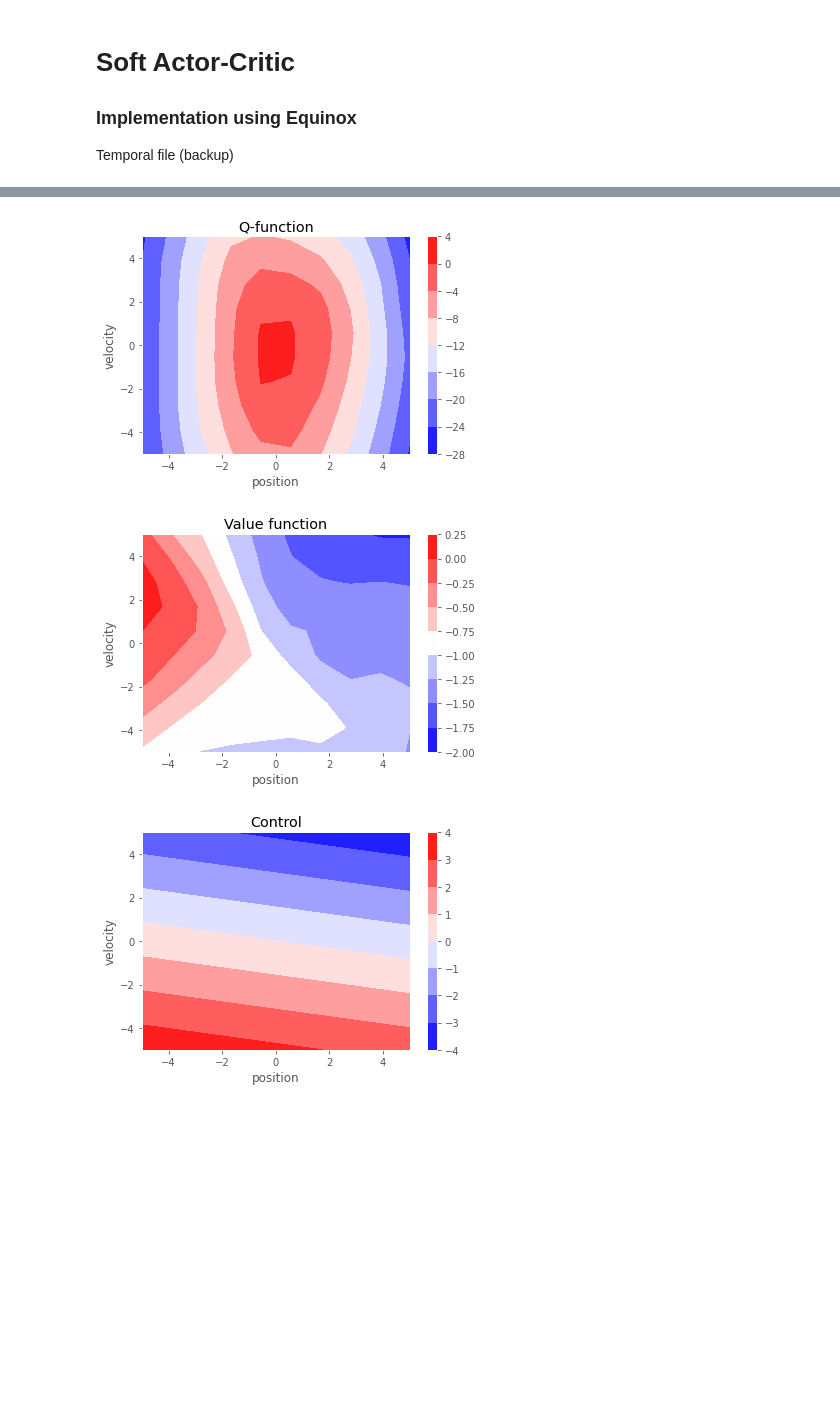
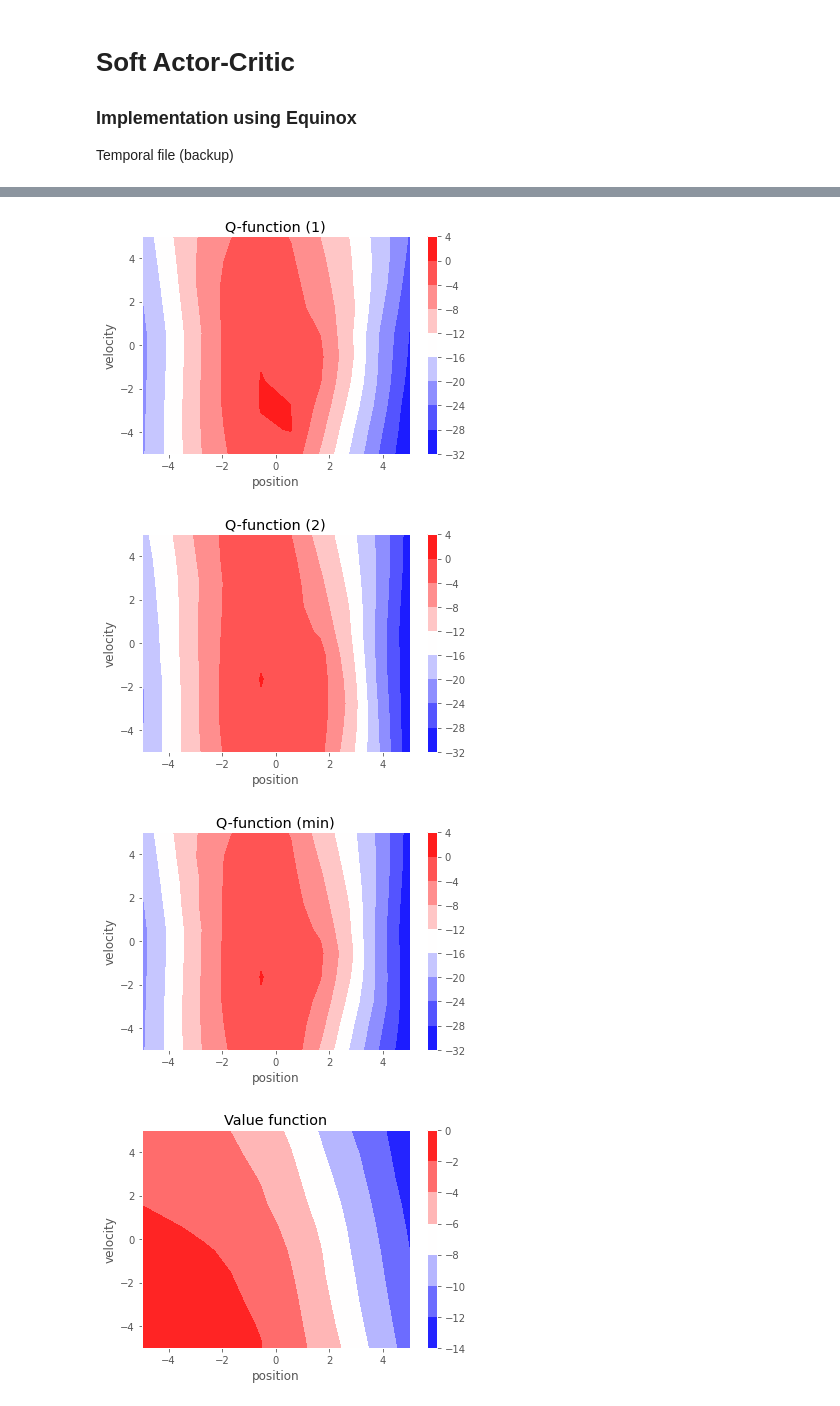
Before and after one commit to JopNiessen/DualControl, a Jupyter notebook: SAC_Equinox.ipynb, the cells around one changed output, grey strips where cells are left out. Cells and saved outputs as stored; diff of their text form; code cells hidden in the pictures; blank space fills up the shorter version.

```diff
--- a/SAC_Equinox.ipynb
+++ b/SAC_Equinox.ipynb
@@ -78,38 +81,78 @@ x = np.linspace(-5,5,n)
 y = np.linspace(-5,5,n)
 xv, yv = np.meshgrid(x,y)
 zv = np.zeros((n, n))
+zq = np.zeros((n, n))
+zq1 = np.zeros((n,n))
+zq2 = np.zeros((n,n))
 zu = np.zeros((n, n))
-zq = np.zeros((n, n))
+zsig = np.zeros((n, n))
+
+Nu = 20
+u_space = np.linspace(-5, 5, Nu)
+Q = np.zeros(((n,n,Nu)))
+
 for i in range(n):
     for j in range(n):
+        for k in range(Nu):
+            u = u_space[k]
+            q1_val = SAC.SQF_1.predict(jnp.array([xv[i,j], yv[i,j]]), u)
+            q2_val = SAC.SQF_2.predict(jnp.array([xv[i,j], yv[i,j]]), u)
+            Q[i,j,k] = min(q1_val, q2_val)
         v_val = SAC.SVF.predict(jnp.array([xv[i,j], yv[i,j]]))
-        _, u_val = SAC.get_control(jnp.array([xv[i,j], yv[i,j]]))
-        q_val = SAC.SQF.predict(jnp.array([xv[i,j], yv[i,j]]), 0)
+        q1_val = SAC.SQF_1.predict(jnp.array([xv[i,j], yv[i,j]]), 0)
+        q2_val = SAC.SQF_2.predict(jnp.array([xv[i,j], yv[i,j]]), 0)
+        q_val = min(q1_val, q2_val)
+        u_val, sigma = SAC.PI.model(jnp.array([xv[i,j], yv[i,j]]))
+        #_, u_val = SAC.get_control(jnp.array([xv[i,j], yv[i,j]]))
         zv[i,j] = v_val
         zu[i,j] = u_val
         zq[i,j] = q_val
+        zq1[i,j] = q1_val
+        zq2[i,j] = q2_val
+
+plt.contourf(xv, yv, zq1, cmap=cm.bwr)
+plt.xlabel('position')
+plt.ylabel('velocity')
+plt.colorbar()
+plt.title('Q-function (1)')
+plt.show()
+
+plt.contourf(xv, yv, zq2, cmap=cm.bwr)
+plt.xlabel('position')
+plt.ylabel('velocity')
+plt.colorbar()
+plt.title('Q-function (2)')
+plt.show()
 
 plt.contourf(xv, yv, zq, cmap=cm.bwr)
 plt.xlabel('position')
 plt.ylabel('velocity')
 plt.colorbar()
-plt.title('Q-function')
+plt.title('Q-function (min)')
 plt.show()
 
 plt.contourf(xv, yv, zv, cmap=cm.bwr)
 plt.xlabel('position')
 plt.ylabel('velocity')
 plt.colorbar()
 plt.title('Value function')
 plt.show()
 
 plt.contourf(xv, yv, zu, cmap=cm.bwr)
 plt.xlabel('position')
 plt.ylabel('velocity')
 plt.colorbar()
 plt.title('Control')
 plt.show()
+
+plt.contourf(xv, yv, zsig, cmap=cm.bwr)
+plt.xlabel('position')
+plt.ylabel('velocity')
+plt.colorbar()
+plt.title('Sigma')
+plt.show()
 # %% [output]
-[figure, old version]
+[figure, new version]
-[figure, old version]
+[figure, new version]
-[figure, old version]
+[figure, new version]
+[figure, added]
```
Also changed, not shown: parts of 6 cells of this notebook, 5 other files.
